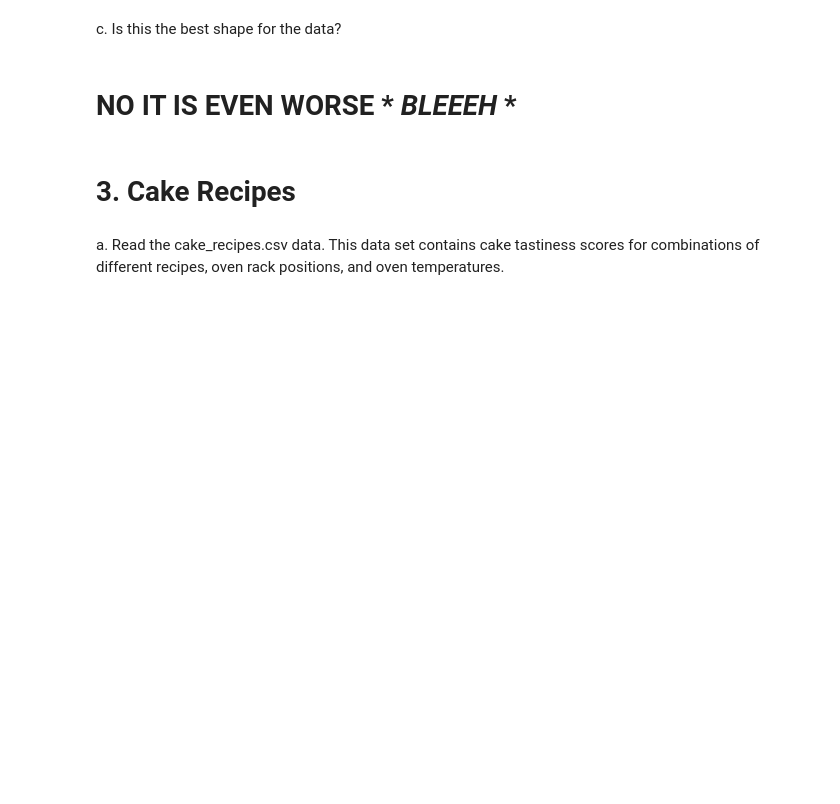
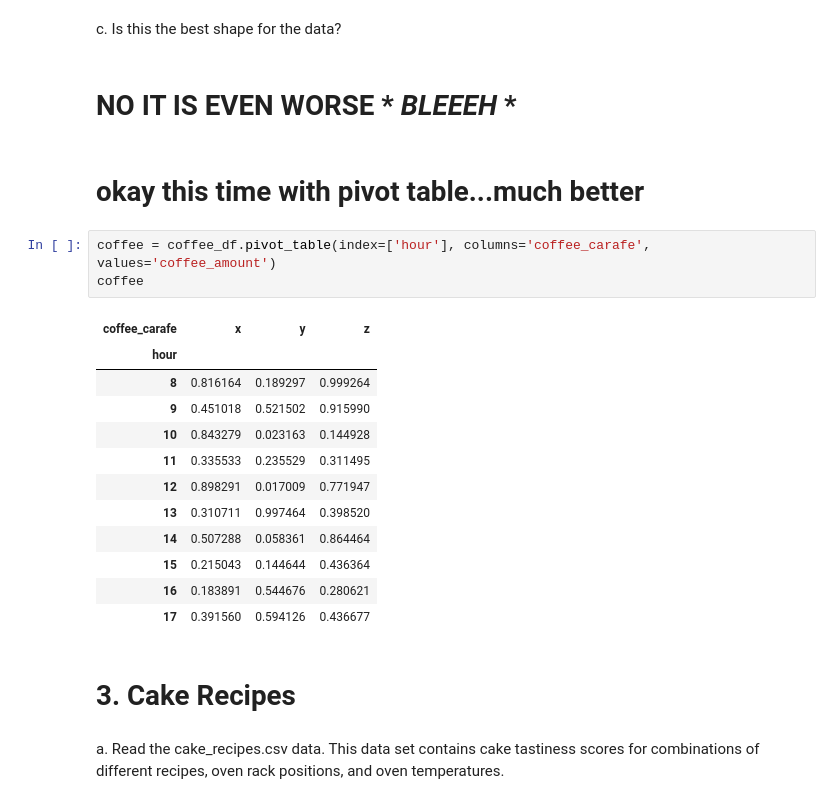
Before and after one commit to ThompsonBethany01/classification-exercises, a Jupyter notebook: tidy_data.ipynb, the cells around one changed output. Cells and saved outputs as stored; diff of their text form; blank space fills up the shorter version.

```diff
--- a/tidy_data.ipynb
+++ b/tidy_data.ipynb
@@ -119,6 +119,24 @@ coffee_df.T
 c. Is this the best shape for the data?
 # %% [markdown]
 # NO IT IS EVEN WORSE * *BLEEEH* *
+# %% [markdown]
+# okay this time with pivot table...much better
+# %%
+coffee = coffee_df.pivot_table(index=['hour'], columns='coffee_carafe', values='coffee_amount')
+coffee
+# %% [output]
+| coffee_carafe | x | y | z |
+| hour |  |  |  |
+| 8 | 0.816164 | 0.189297 | 0.999264 |
+| 9 | 0.451018 | 0.521502 | 0.915990 |
+| 10 | 0.843279 | 0.023163 | 0.144928 |
+| 11 | 0.335533 | 0.235529 | 0.311495 |
+| 12 | 0.898291 | 0.017009 | 0.771947 |
+| 13 | 0.310711 | 0.997464 | 0.398520 |
+| 14 | 0.507288 | 0.058361 | 0.864464 |
+| 15 | 0.215043 | 0.144644 | 0.436364 |
+| 16 | 0.183891 | 0.544676 | 0.280621 |
+| 17 | 0.391560 | 0.594126 | 0.436677 |
 # %% [markdown]
 # 3. Cake Recipes
 # %% [markdown]
```
Also changed, not shown: parts of 8 cells of this notebook.
